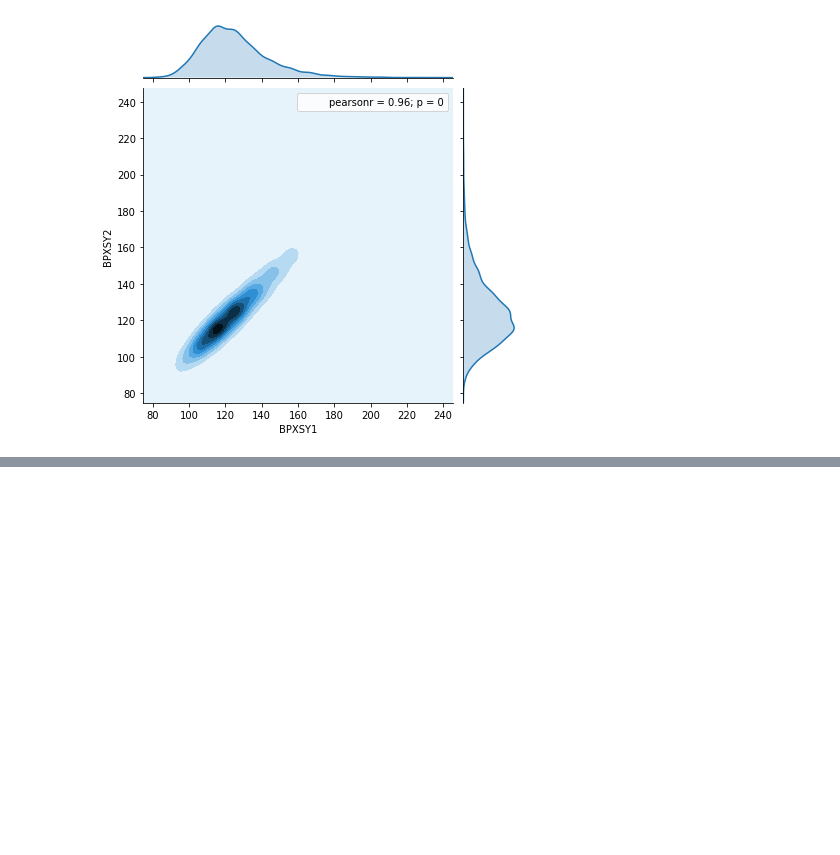
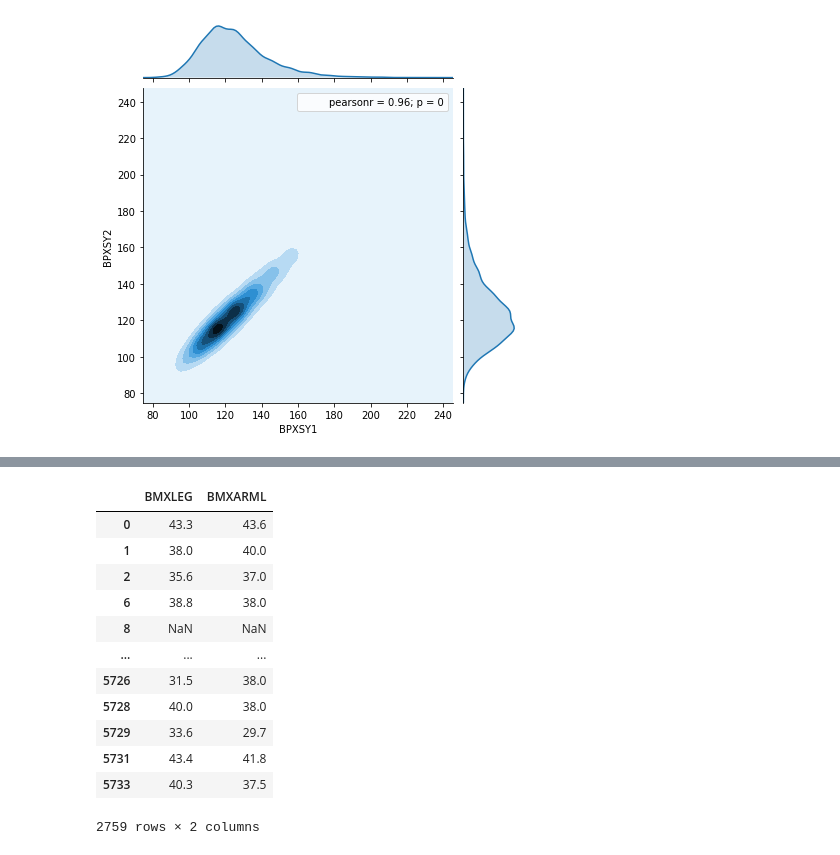
Before and after one commit to dabarbosa10/MichStat, a Jupyter notebook: week3/BivariateData.ipynb, the cells around one changed output, grey strips where cells are left out. Cells and saved outputs as stored; diff of their text form; code cells hidden in the pictures; blank space fills up the shorter version.

```diff
--- a/week3/BivariateData.ipynb
+++ b/week3/BivariateData.ipynb
@@ -34,0 +57,16 @@ jp=sns.jointplot(x="BPXSY1",y="BPXSY2",kind='kde',data=data).annotate(stats.pear
+# %%
+data.loc[data.RIAGENDERx=="Male",["BMXLEG","BMXARML"]]
+# %% [output]
+|  | BMXLEG | BMXARML |
+| 0 | 43.3 | 43.6 |
+| 1 | 38.0 | 40.0 |
+| 2 | 35.6 | 37.0 |
+| 6 | 38.8 | 38.0 |
+| 8 | NaN | NaN |
+| ... | ... | ... |
+| 5726 | 31.5 | 38.0 |
+| 5728 | 40.0 | 38.0 |
+| 5729 | 33.6 | 29.7 |
+| 5731 | 43.4 | 41.8 |
+| 5733 | 40.3 | 37.5 |
+2759 rows × 2 columns
```
Also changed, not shown: parts of 6 cells of this notebook.
